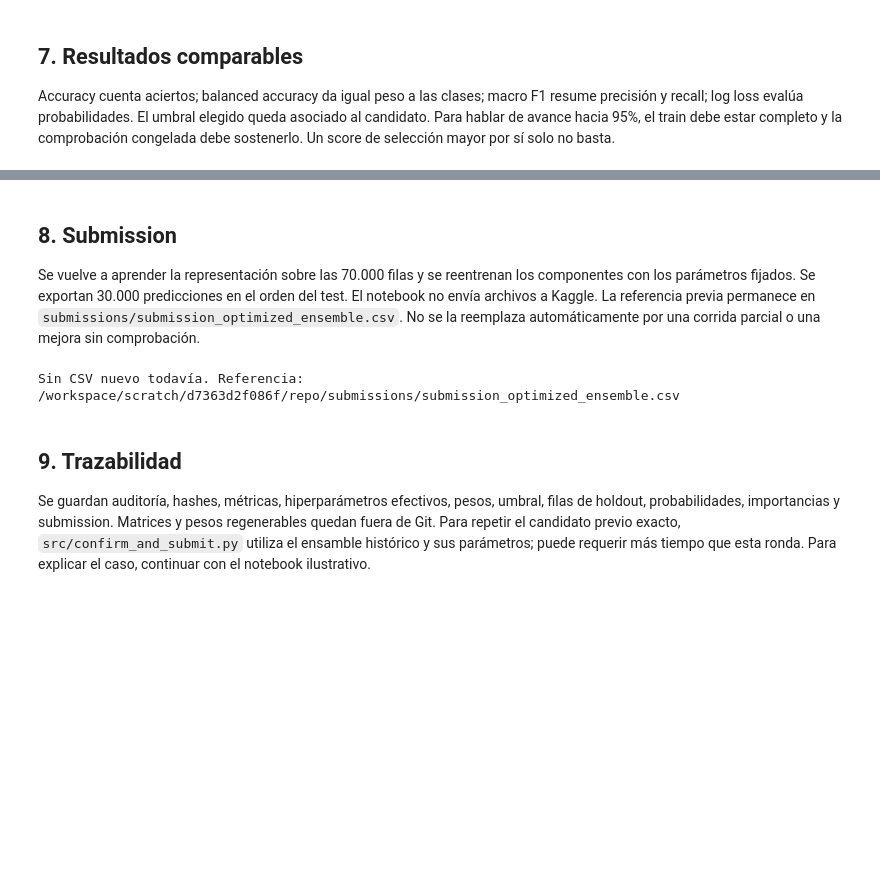
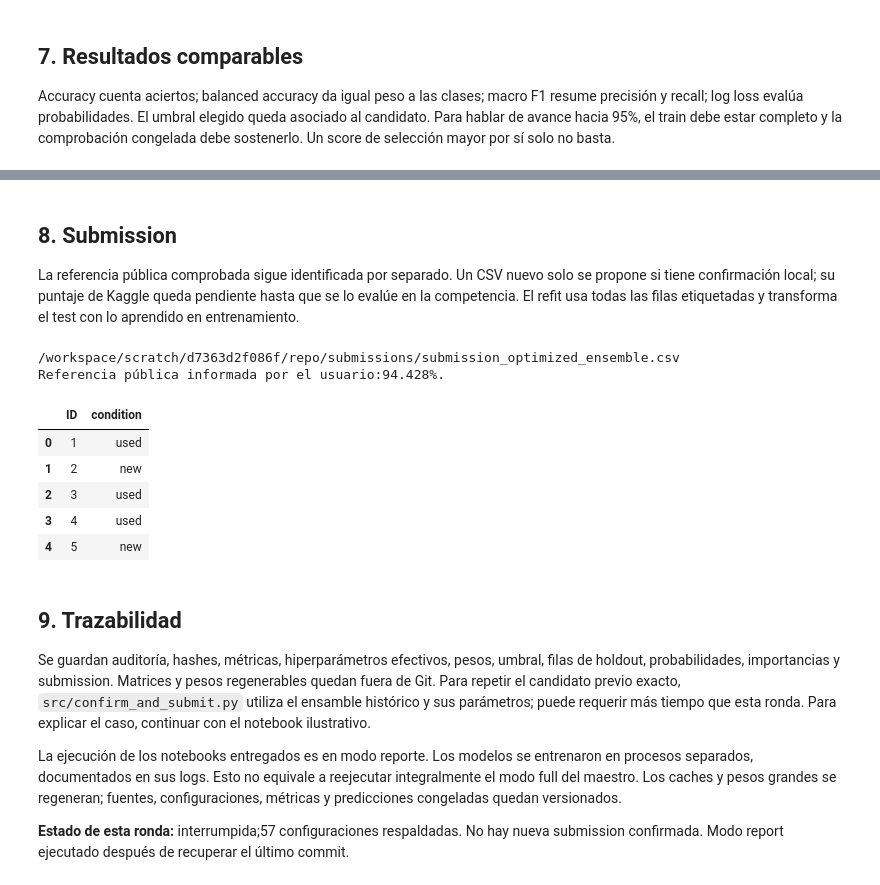
Before and after one commit to arirakowitba/tp_ap, a Jupyter notebook: notebooks/21_maestro_pipeline.ipynb, the cells around one changed output, grey strips where cells are left out. Cells and saved outputs as stored; diff of their text form; code cells hidden in the pictures; blank space fills up the shorter version.

```diff
--- a/notebooks/21_maestro_pipeline.ipynb
+++ b/notebooks/21_maestro_pipeline.ipynb
@@ -132,19 +186,32 @@ Selección todavía pendiente.
 # %% [markdown]
 ## 8. Submission
-Se vuelve a aprender la representación sobre las 70.000 filas y se reentrenan los componentes con los parámetros fijados. Se exportan 30.000 predicciones en el orden del test.
-El notebook no envía archivos a Kaggle. La referencia previa permanece en `submissions/submission_optimized_ensemble.csv`. No se la reemplaza automáticamente por una corrida parcial o una mejora sin comprobación.
+
+La referencia pública comprobada sigue identificada por separado. Un CSV nuevo solo se propone si tiene confirmación local; su puntaje de Kaggle queda pendiente hasta que se lo evalúe en la competencia. El refit usa todas las filas etiquetadas y transforma el test con lo aprendido en entrenamiento.
 # %%
-candidate=OUT/'submission_v2.csv'
-if candidate.exists():
-    sub=pd.read_csv(candidate)
-    assert list(sub.columns)==['ID','condition']
-    assert len(sub)==30000 and sub.ID.tolist()==list(range(1,30001))
-    assert set(sub.condition)<= {'new','used'} and not sub.isna().any().any()
-    display(sub.head());print('Submission nueva:',candidate)
-else:print('Sin CSV nuevo todavía. Referencia:',ROOT/'submissions/submission_optimized_ensemble.csv')
+candidate=ROOT/'submissions/submission_optimized_ensemble.csv'
+if PIPELINE=='round3' and (OUT/'round3_selected.json').exists():
+    state=json.loads((OUT/'round3_selected.json').read_text())
+    if state.get('promote_over_previous') and (OUT/'submission_round3.csv').exists():
+        candidate=OUT/'submission_round3.csv';print('CSV experimental confirmado localmente; Kaggle pendiente.')
+sub=pd.read_csv(candidate)
+assert list(sub.columns)==['ID','condition'] and len(sub)==30000
+assert sub.ID.tolist()==list(range(1,30001)) and set(sub.condition)<={'new','used'} and not sub.isna().any().any()
+display(sub.head());print(candidate)
+print('Referencia pública informada por el usuario:94.428%.')
 # %% [output]
-Sin CSV nuevo todavía. Referencia: /workspace/scratch/d7363d2f086f/repo/submissions/submission_optimized_ensemble.csv
+/workspace/scratch/d7363d2f086f/repo/submissions/submission_optimized_ensemble.csv
+Referencia pública informada por el usuario:94.428%.
+|  | ID | condition |
+| 0 | 1 | used |
+| 1 | 2 | new |
+| 2 | 3 | used |
+| 3 | 4 | used |
+| 4 | 5 | new |
 # %% [markdown]
 ## 9. Trazabilidad
 Se guardan auditoría, hashes, métricas, hiperparámetros efectivos, pesos, umbral, filas de holdout, probabilidades, importancias y submission. Matrices y pesos regenerables quedan fuera de Git.
 Para repetir el candidato previo exacto, `src/confirm_and_submit.py` utiliza el ensamble histórico y sus parámetros; puede requerir más tiempo que esta ronda. Para explicar el caso, continuar con el notebook ilustrativo.
+
+La ejecución de los notebooks entregados es en modo reporte. Los modelos se entrenaron en procesos separados, documentados en sus logs. Esto no equivale a reejecutar integralmente el modo full del maestro. Los caches y pesos grandes se regeneran; fuentes, configuraciones, métricas y predicciones congeladas quedan versionados.
+
+**Estado de esta ronda:** interrumpida;57 configuraciones respaldadas. No hay nueva submission confirmada. Modo report ejecutado después de recuperar el último commit.
```
Also changed, not shown: parts of 9 cells of this notebook, 17 other files.
